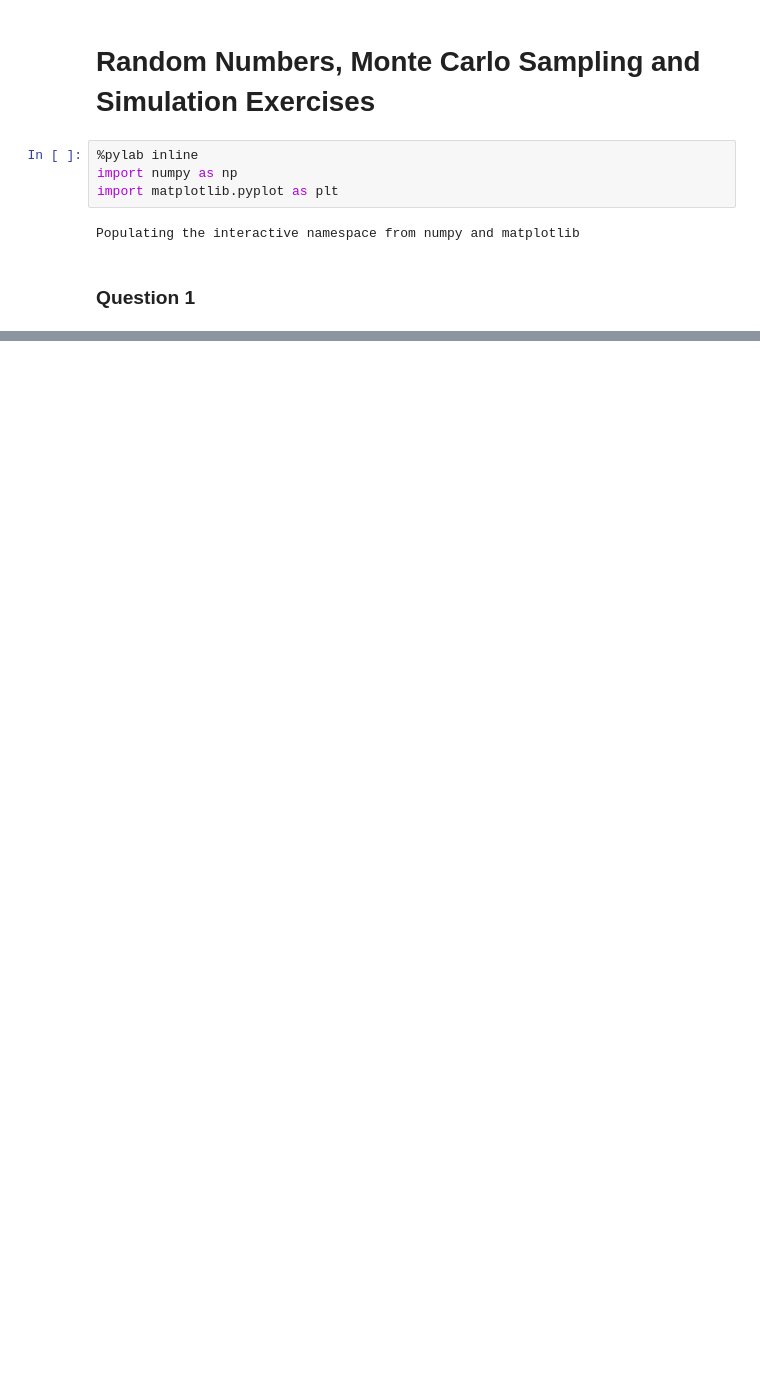
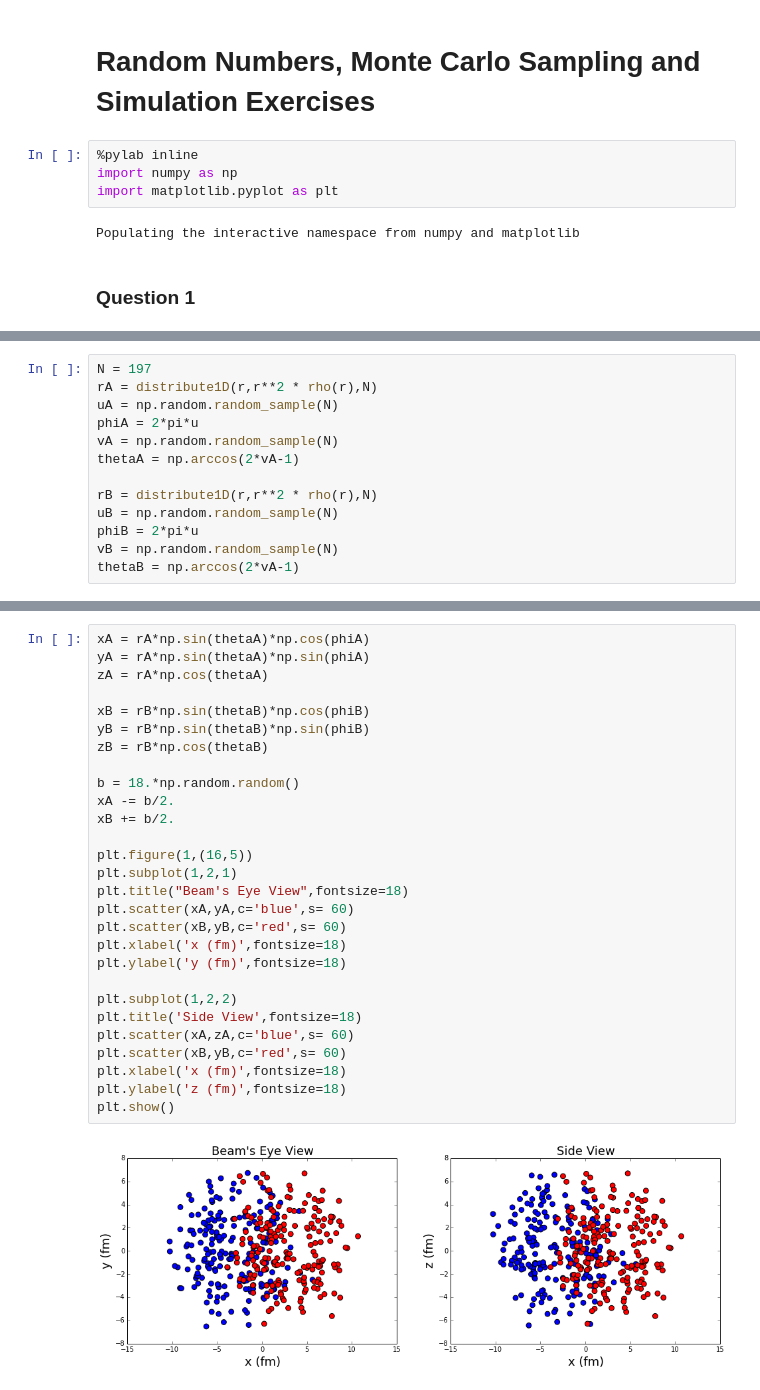
Before and after one commit to jpelgrif/PHYS202-S14, a Jupyter notebook: SciPy/RandomAndMCExercises.ipynb, the cells around one changed output, grey strips where cells are left out. Drawn from its saved outputs; the diff is of its cells as text; blank space fills up the shorter version.

```diff
--- a/SciPy/RandomAndMCExercises.ipynb
+++ b/SciPy/RandomAndMCExercises.ipynb
@@ -46,0 +176,13 @@ Note: Do not use the built-in Weibull function from numpy.random.
+# %%
+N = 197
+rA = distribute1D(r,r**2 * rho(r),N)
+uA = np.random.random_sample(N)
+phiA = 2*pi*u
+vA = np.random.random_sample(N)
+thetaA = np.arccos(2*vA-1)
+
+rB = distribute1D(r,r**2 * rho(r),N)
+uB = np.random.random_sample(N)
+phiB = 2*pi*u
+vB = np.random.random_sample(N)
+thetaB = np.arccos(2*vA-1)
@@ -46,0 +195,30 @@ Note: Do not use the built-in Weibull function from numpy.random.
+# %%
+xA = rA*np.sin(thetaA)*np.cos(phiA)
+yA = rA*np.sin(thetaA)*np.sin(phiA)
+zA = rA*np.cos(thetaA)
+
+xB = rB*np.sin(thetaB)*np.cos(phiB)
+yB = rB*np.sin(thetaB)*np.sin(phiB)
+zB = rB*np.cos(thetaB)
+
+b = 18.*np.random.random()
+xA -= b/2.
+xB += b/2.
+
+plt.figure(1,(16,5))
+plt.subplot(1,2,1)
+plt.title("Beam's Eye View",fontsize=18)
+plt.scatter(xA,yA,c='blue',s= 60)
+plt.scatter(xB,yB,c='red',s= 60)
+plt.xlabel('x (fm)',fontsize=18)
+plt.ylabel('y (fm)',fontsize=18)
+
+plt.subplot(1,2,2)
+plt.title('Side View',fontsize=18)
+plt.scatter(xA,zA,c='blue',s= 60)
+plt.scatter(xB,yB,c='red',s= 60)
+plt.xlabel('x (fm)',fontsize=18)
+plt.ylabel('z (fm)',fontsize=18)
+plt.show()
+# %% [output]
+[figure, added]
```
Also changed, not shown: parts of 21 cells of this notebook.
